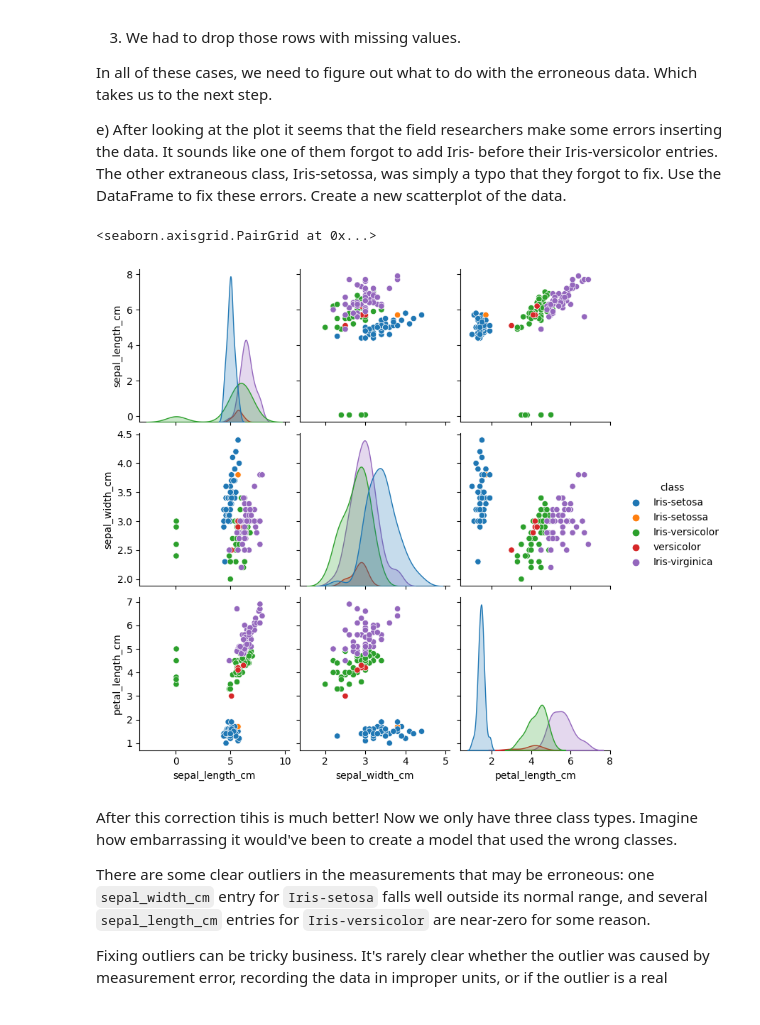
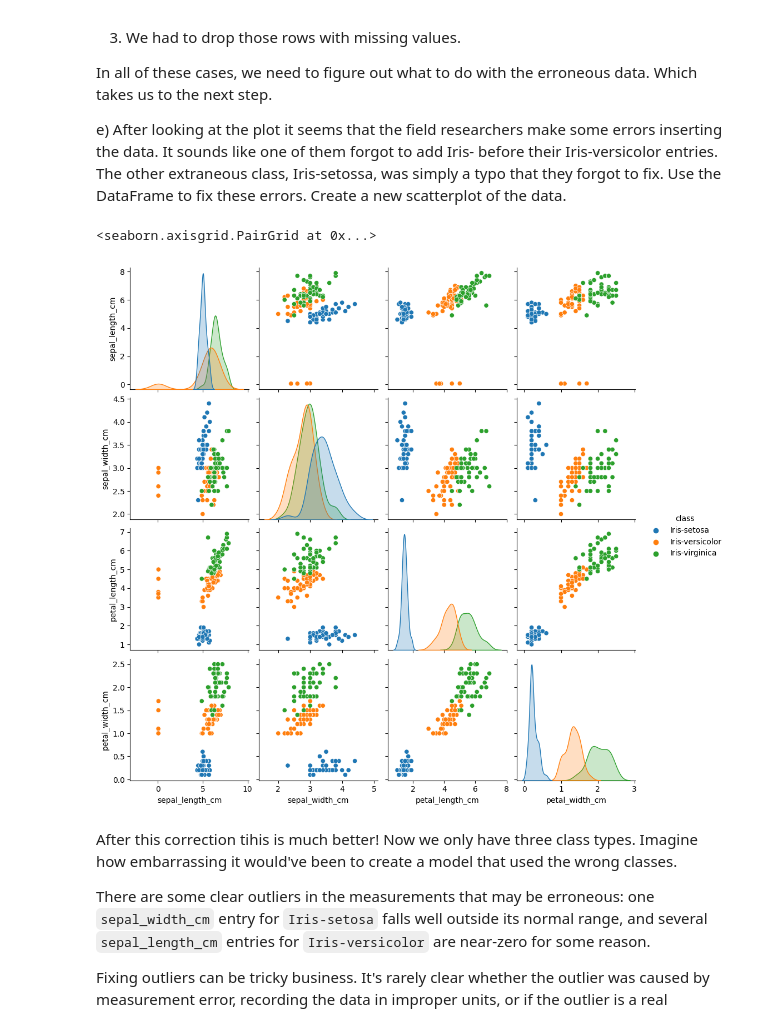
Before and after one commit to Fabio-A-Sa/Y3S2-InteligenciaArtificial, a Jupyter notebook: Exercises/TP5/Exercise5_SupervisedLearning_ToComplete.ipynb, the cells around one changed output. Cells and saved outputs as stored; diff of their text form; code cells hidden in the pictures.

```diff
--- a/Exercises/TP5/Exercise5_SupervisedLearning_ToComplete.ipynb
+++ b/Exercises/TP5/Exercise5_SupervisedLearning_ToComplete.ipynb
@@ -59,8 +59,7 @@ One of the first things we should look for is missing data. Thankfully, the fiel
 
 c)	Read again the data marking the missing values with ‘NA’.
 # %%
-#result = iris_data.isnull()
-iris_data.fillna(np.none, inplace=True)
+iris_data.fillna(np.nan, inplace=True)
 iris_data.loc[:8]
 # %% [output]
 |  | sepal_length_cm | sepal_width_cm | petal_length_cm | petal_width_cm | class |
@@ -119,14 +118,12 @@ In all of these cases, we need to figure out what to do with the erroneous data.
 
 e)	After looking at the plot it seems that the field researchers make some errors inserting the data. It sounds like one of them forgot to add Iris- before their Iris-versicolor entries. The other extraneous class, Iris-setossa, was simply a typo that they forgot to fix. Use the DataFrame to fix these errors. Create a new scatterplot of the data.
 # %%
-# Your Code Here
-# ...
-
+iris_data['class'] = iris_data['class'].replace({"Iris-setossa":"Iris-setosa", "versicolor":"Iris-versicolor"})
 iris_data['class'].unique()
 sb.pairplot(iris_data.dropna(), hue='class')
 # %% [output]
 <seaborn.axisgrid.PairGrid at 0x...>
-[figure, old version]
+[figure, new version]
 # %% [markdown]
 After this correction tihis is much better! Now we only have three class types. Imagine how embarrassing it would've been to create a model that used the wrong classes.
 
```
Also changed, not shown: parts of 3 cells of this notebook.
